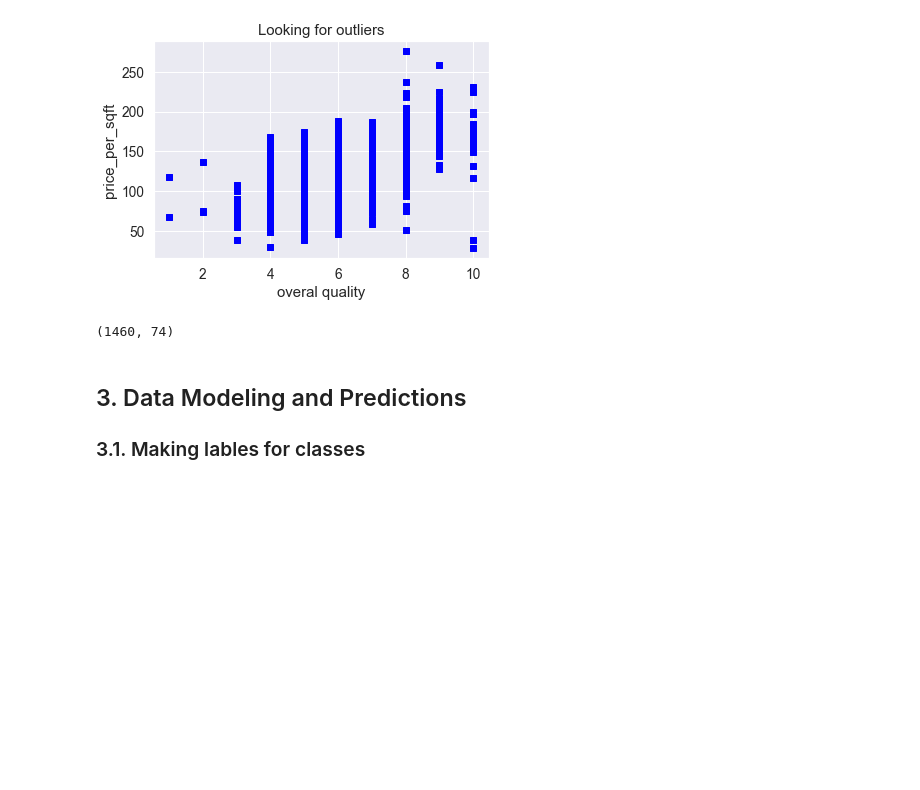
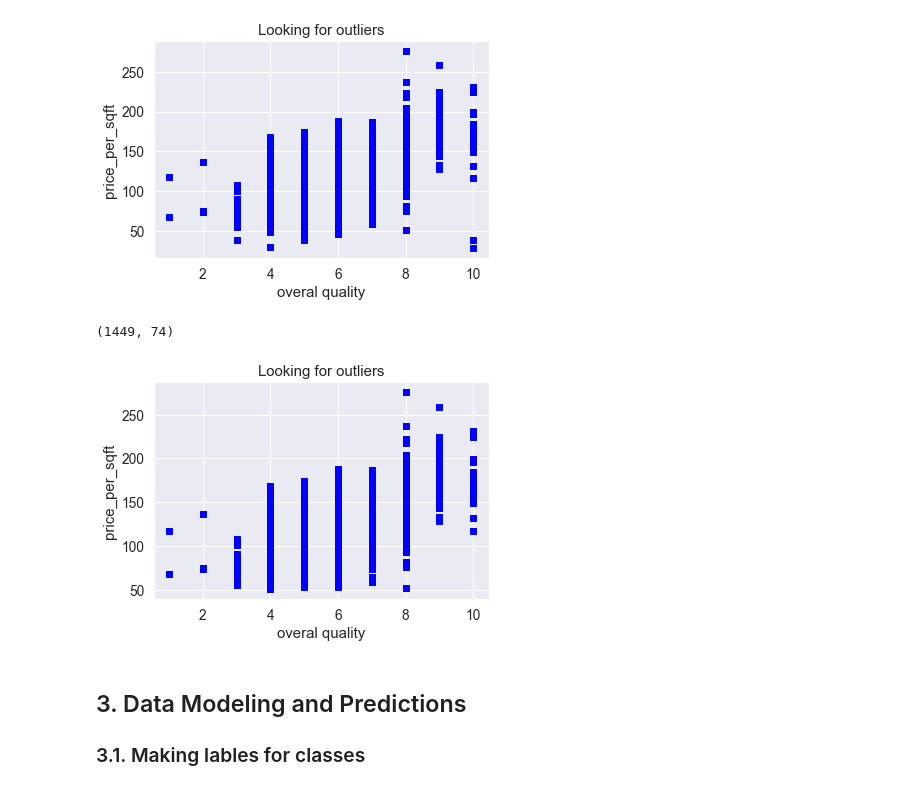
Before and after one commit to oscar-dif/ExamProject, a Jupyter notebook: house_prices.ipynb, the cells around one changed output. Cells and saved outputs as stored; diff of their text form; code cells hidden in the pictures; blank space fills up the shorter version.

```diff
--- a/house_prices.ipynb
+++ b/house_prices.ipynb
@@ -341,10 +342,18 @@ plt.show()
 # %% [output]
 [figure]
 # %%
-outliers = df_clean[(df_clean['overallqual']=='10') & (df_clean['price_per_sqft']<150)]
-df_clean.drop(outliers.index).shape
+df_clean = df_clean[(df_clean['overallqual']!='10') & (df_clean['price_per_sqft']>50)]
+df_clean.shape
 # %% [output]
-(1460, 74)
+(1449, 74)
+# %%
+plt.scatter(df_clean.overallqual, df_clean.price_per_sqft, c = "blue", marker = "s")
+plt.title("Looking for outliers")
+plt.xlabel("overal quality")
+plt.ylabel('price_per_sqft')
+plt.show()
+# %% [output]
+[figure, added]
 # %% [markdown]
 ## 3. Data Modeling and Predictions
 
```
Also changed, not shown: parts of 18 cells of this notebook, 4 other files.
